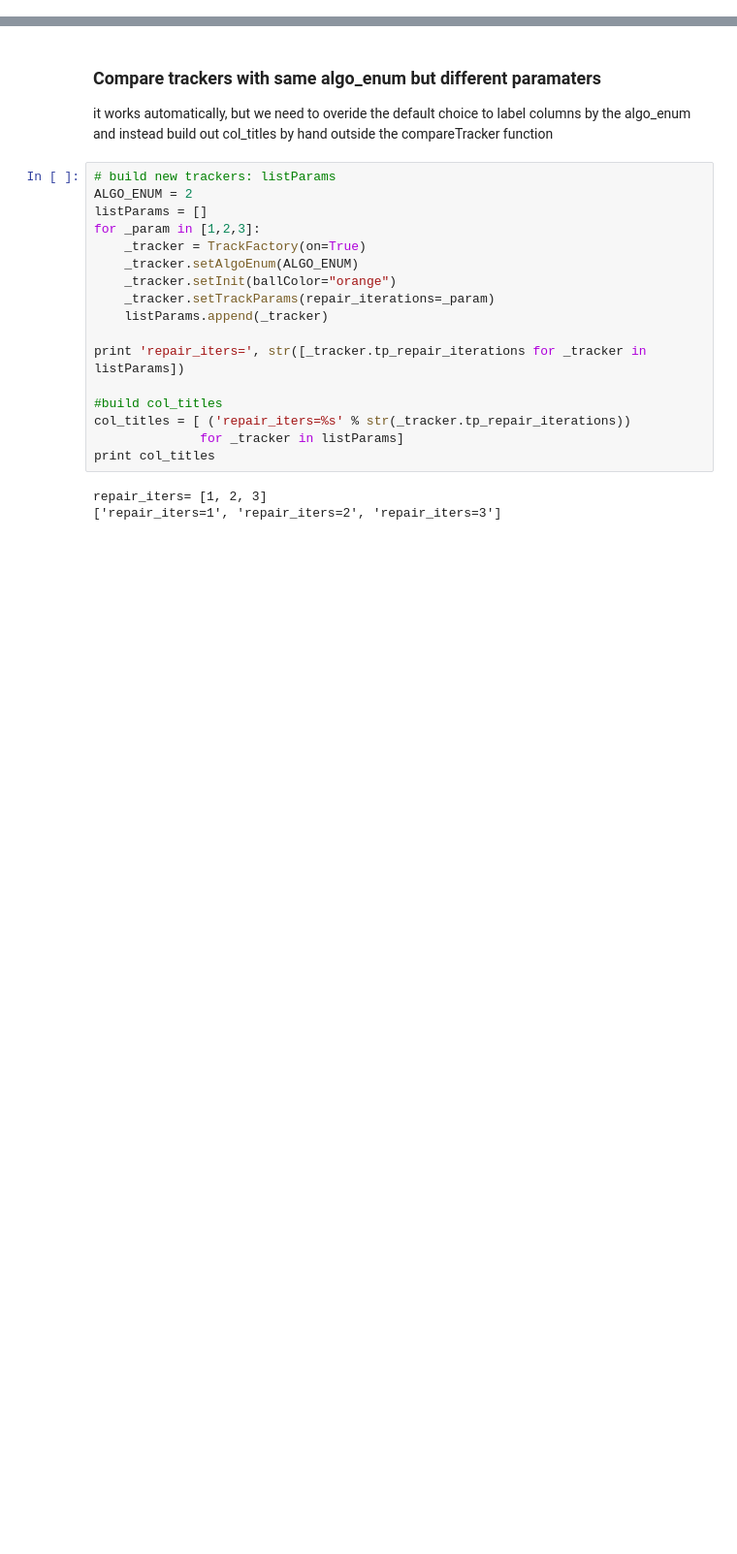
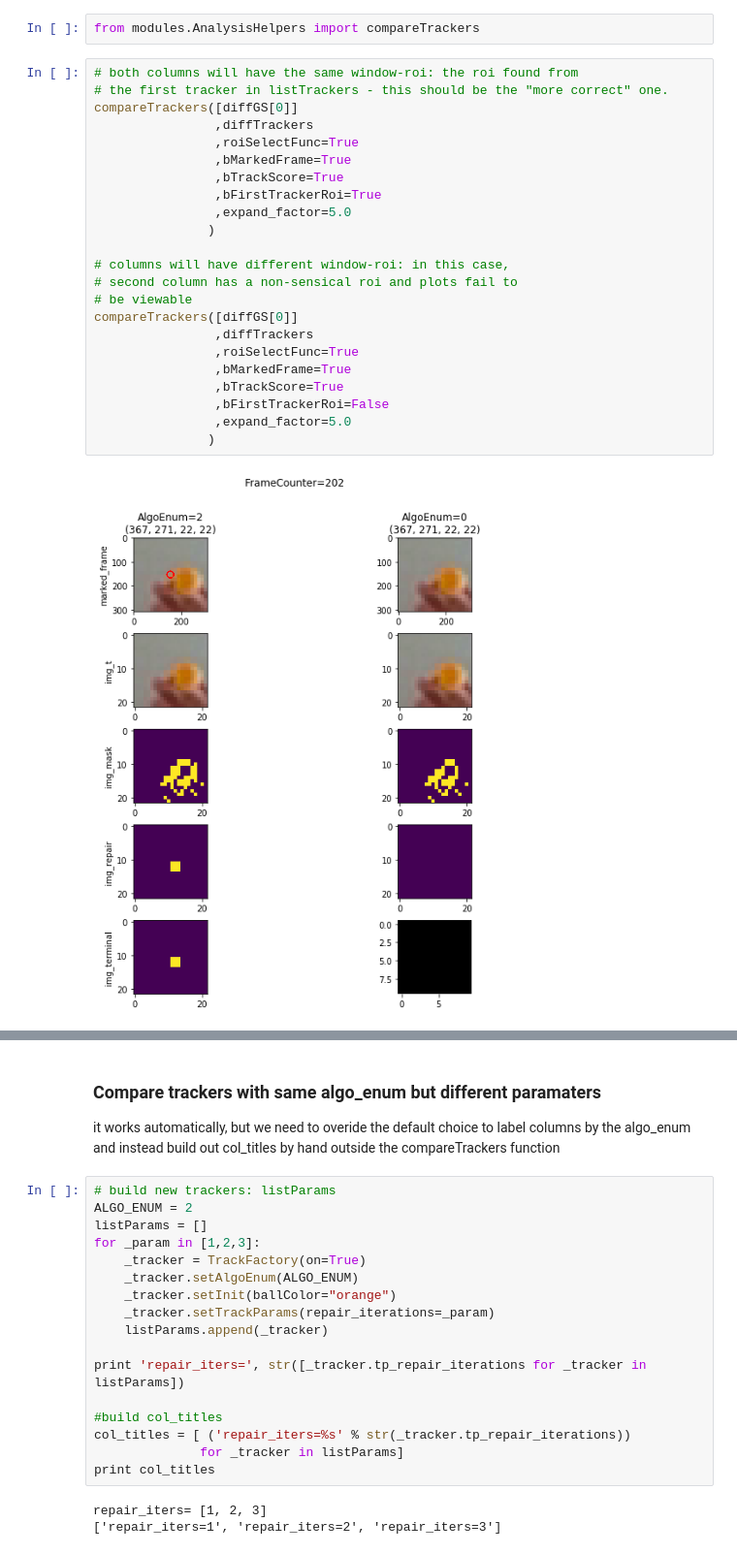
Before and after one commit to sutt/ppd, a Jupyter notebook: books/compare-tracker-gallery-1.ipynb, the cells around one changed output, grey strips where cells are left out. Shown at 97% size. Cells and saved outputs as stored; diff of their text form; blank space fills up the shorter version.

```diff
--- a/books/compare-tracker-gallery-1.ipynb
+++ b/books/compare-tracker-gallery-1.ipynb
@@ -78,0 +105,27 @@ compareTrackers([listGS[3]], listTrackers[:3], roiSelectFunc=None)
+# %%
+from modules.AnalysisHelpers import compareTrackers
+# %%
+# both columns will have the same window-roi: the roi found from
+# the first tracker in listTrackers - this should be the "more correct" one.
+compareTrackers([diffGS[0]]
+                ,diffTrackers
+                ,roiSelectFunc=True
+                ,bMarkedFrame=True
+                ,bTrackScore=True
+                ,bFirstTrackerRoi=True
+                ,expand_factor=5.0
+               )
+
+# columns will have different window-roi: in this case,
+# second column has a non-sensical roi and plots fail to
+# be viewable
+compareTrackers([diffGS[0]]
+                ,diffTrackers
+                ,roiSelectFunc=True
+                ,bMarkedFrame=True
+                ,bTrackScore=True
+                ,bFirstTrackerRoi=False
+                ,expand_factor=5.0
+               )
+# %% [output]
+[figure, added]
@@ -79,6 +133,6 @@ compareTrackers([listGS[3]], listTrackers[:3], roiSelectFunc=None)
 # %% [markdown]
 ### Compare trackers with same algo_enum but different paramaters
-it works automatically, but we need to overide the default choice to label columns by the algo_enum and instead build out col_titles by hand outside the compareTracker function
+it works automatically, but we need to overide the default choice to label columns by the algo_enum and instead build out col_titles by hand outside the compareTrackers function
 # %%
 # build new trackers: listParams
 ALGO_ENUM = 2
```
Also changed, not shown: parts of 15 cells of this notebook, 5 other files.
